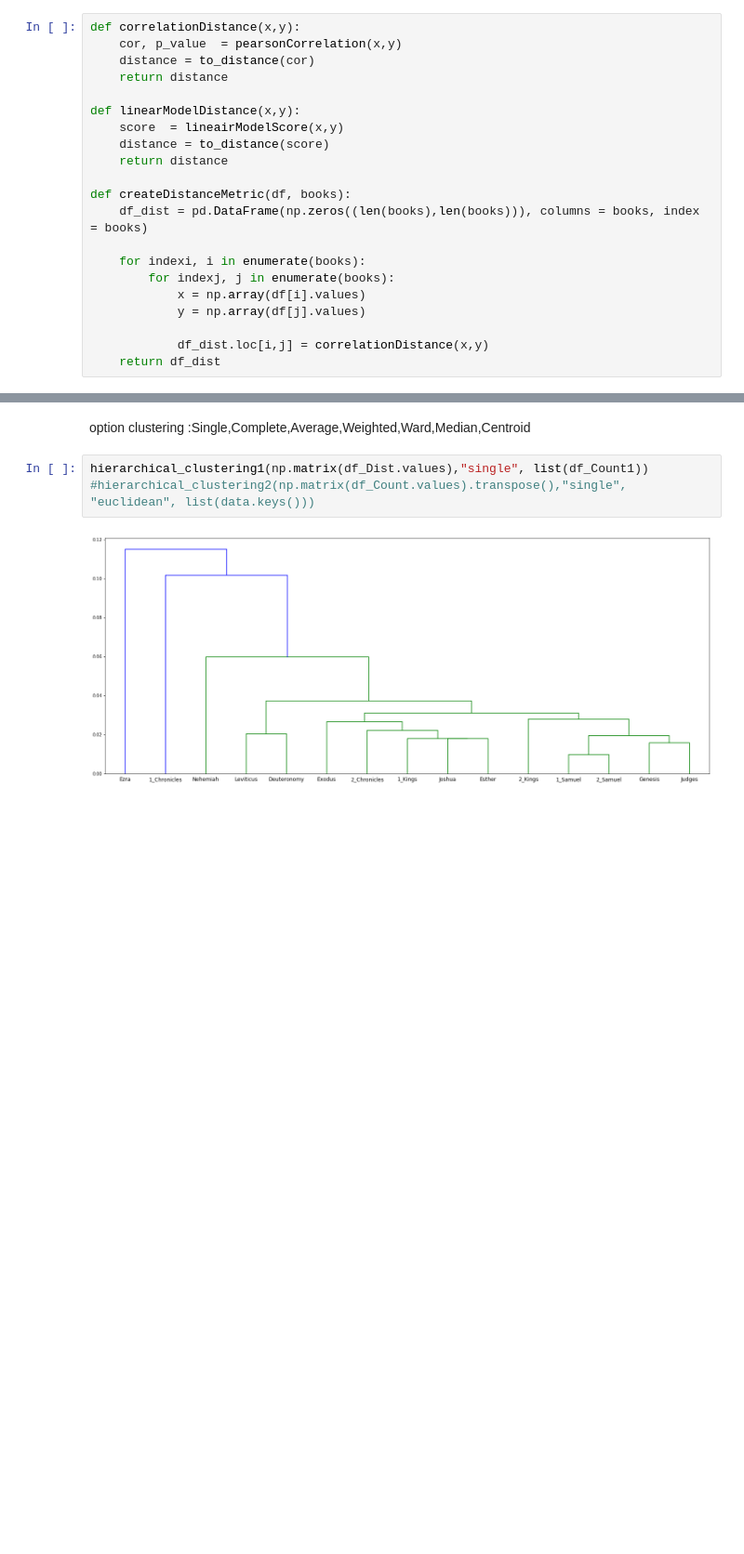
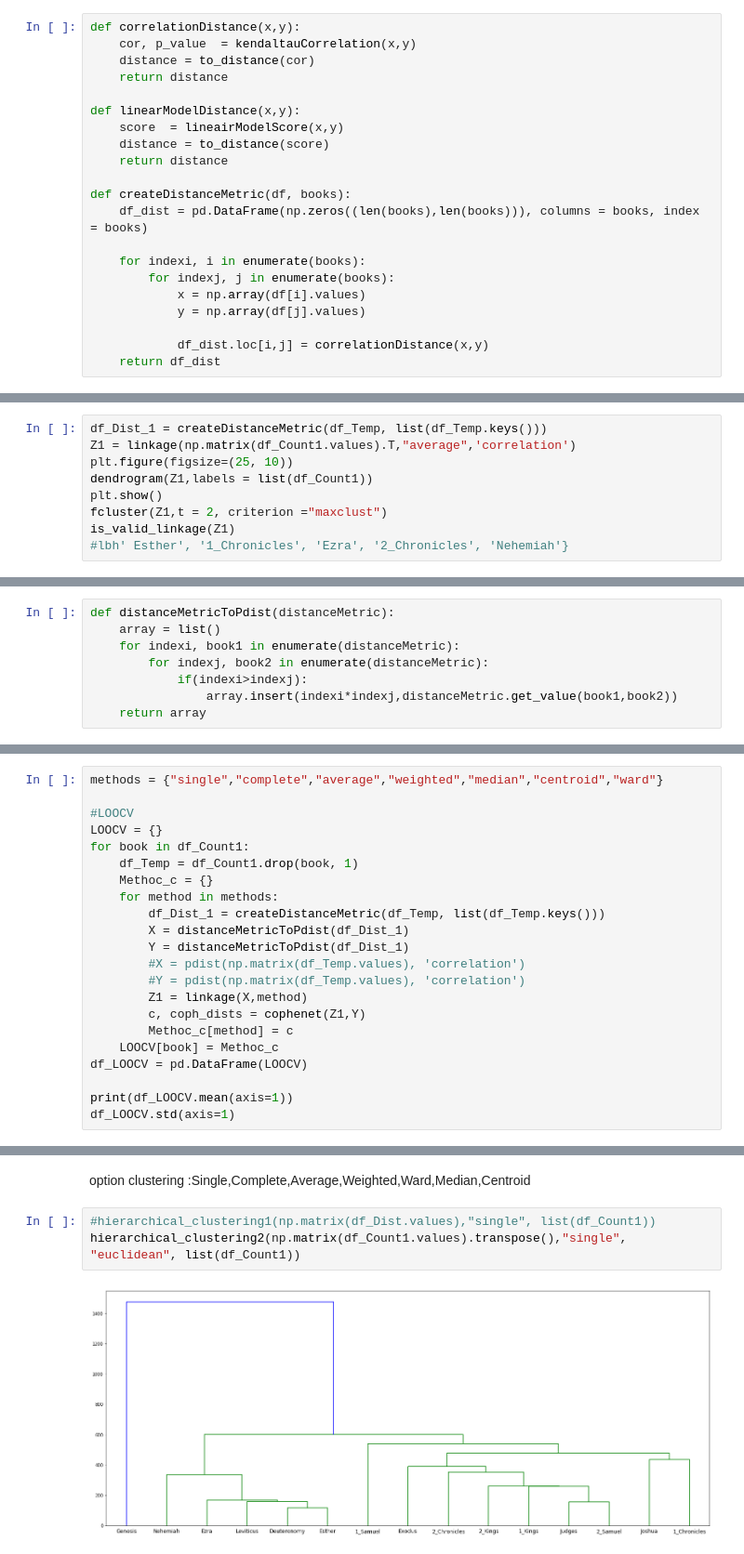
Before and after one commit to ETCBC/Probabilistic_Language_Change, a Jupyter notebook: Counting analysis.ipynb, the cells around one changed output, grey strips where cells are left out. Shown at 93% size. Saved outputs shown, nothing was run; the diff lists cells and outputs as text; blank space fills up the shorter version.

```diff
--- a/Counting analysis.ipynb
+++ b/Counting analysis.ipynb
@@ -271,7 +275,7 @@ https://en.wikipedia.org/wiki/Metric_(mathematics)
 ### Functions for distance metric
 # %%
 def correlationDistance(x,y):
-    cor, p_value  = pearsonCorrelation(x,y)
+    cor, p_value  = kendaltauCorrelation(x,y)
     distance = to_distance(cor)
     return distance
 
@@ -302,0 +344,9 @@ cophenet
+# %%
+df_Dist_1 = createDistanceMetric(df_Temp, list(df_Temp.keys()))
+Z1 = linkage(np.matrix(df_Count1.values).T,"average",'correlation')
+plt.figure(figsize=(25, 10))
+dendrogram(Z1,labels = list(df_Count1))
+plt.show()
+fcluster(Z1,t = 2, criterion ="maxclust")
+is_valid_linkage(Z1)
+#lbh' Esther', '1_Chronicles', 'Ezra', '2_Chronicles', 'Nehemiah'}
@@ -302,0 +356,8 @@ cophenet
+# %%
+def distanceMetricToPdist(distanceMetric):
+    array = list()
+    for indexi, book1 in enumerate(distanceMetric):
+        for indexj, book2 in enumerate(distanceMetric):
+            if(indexi>indexj):
+                array.insert(indexi*indexj,distanceMetric.get_value(book1,book2))
+    return array
@@ -302,0 +368,22 @@ cophenet
+# %%
+methods = {"single","complete","average","weighted","median","centroid","ward"}
+
+#LOOCV
+LOOCV = {}
+for book in df_Count1:
+    df_Temp = df_Count1.drop(book, 1)
+    Methoc_c = {}
+    for method in methods:
+        df_Dist_1 = createDistanceMetric(df_Temp, list(df_Temp.keys()))
+        X = distanceMetricToPdist(df_Dist_1)
+        Y = distanceMetricToPdist(df_Dist_1)
+        #X = pdist(np.matrix(df_Temp.values), 'correlation')
+        #Y = pdist(np.matrix(df_Temp.values), 'correlation')
+        Z1 = linkage(X,method)
+        c, coph_dists = cophenet(Z1,Y)
+        Methoc_c[method] = c
+    LOOCV[book] = Methoc_c
+df_LOOCV = pd.DataFrame(LOOCV)
+
+print(df_LOOCV.mean(axis=1))
+df_LOOCV.std(axis=1)
@@ -361,8 +480,8 @@ True
 # %% [markdown]
 option clustering :Single,Complete,Average,Weighted,Ward,Median,Centroid
 # %%
-hierarchical_clustering1(np.matrix(df_Dist.values),"single", list(df_Count1))
-#hierarchical_clustering2(np.matrix(df_Count.values).transpose(),"single", "euclidean", list(data.keys()))
+#hierarchical_clustering1(np.matrix(df_Dist.values),"single", list(df_Count1))
+hierarchical_clustering2(np.matrix(df_Count1.values).transpose(),"single", "euclidean", list(df_Count1))
 # %% [output]
-[figure, old version]
+[figure, new version]
 # %%
```
Also changed, not shown: parts of 18 cells of this notebook.
